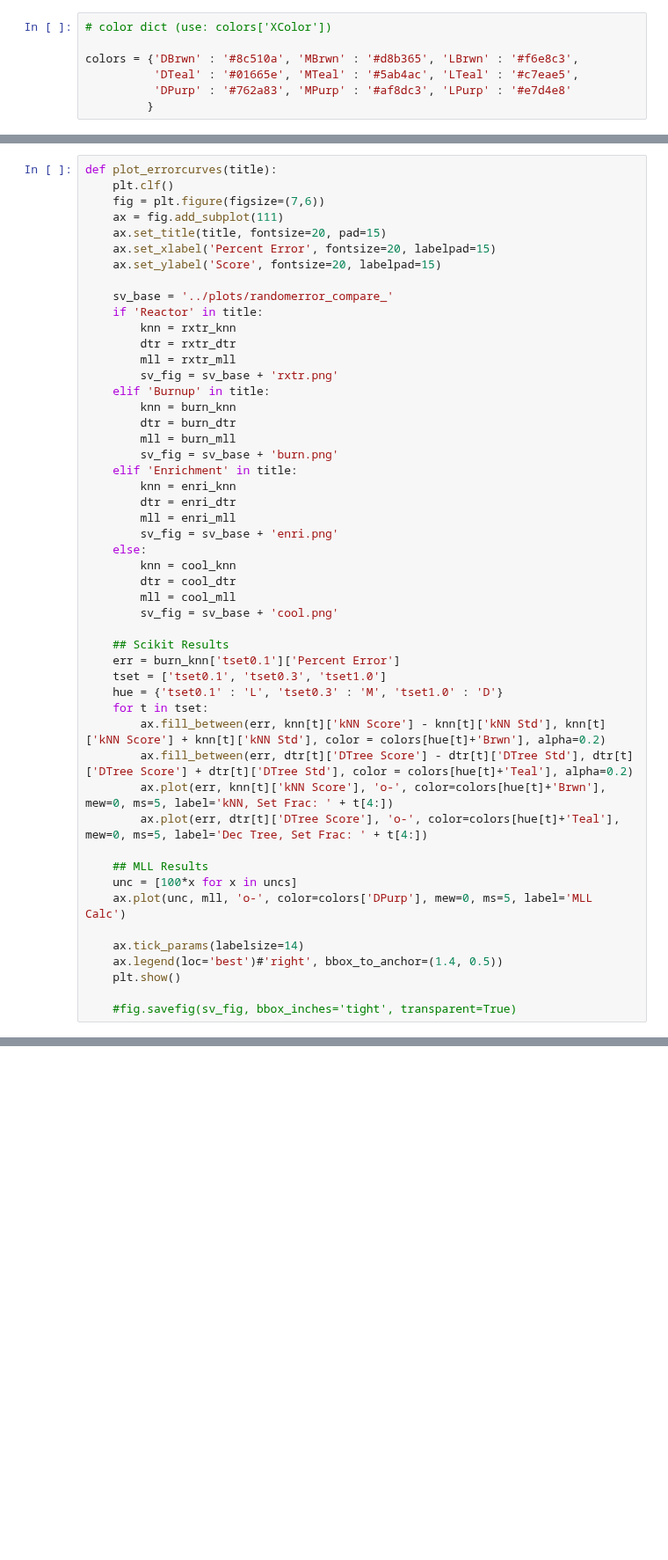
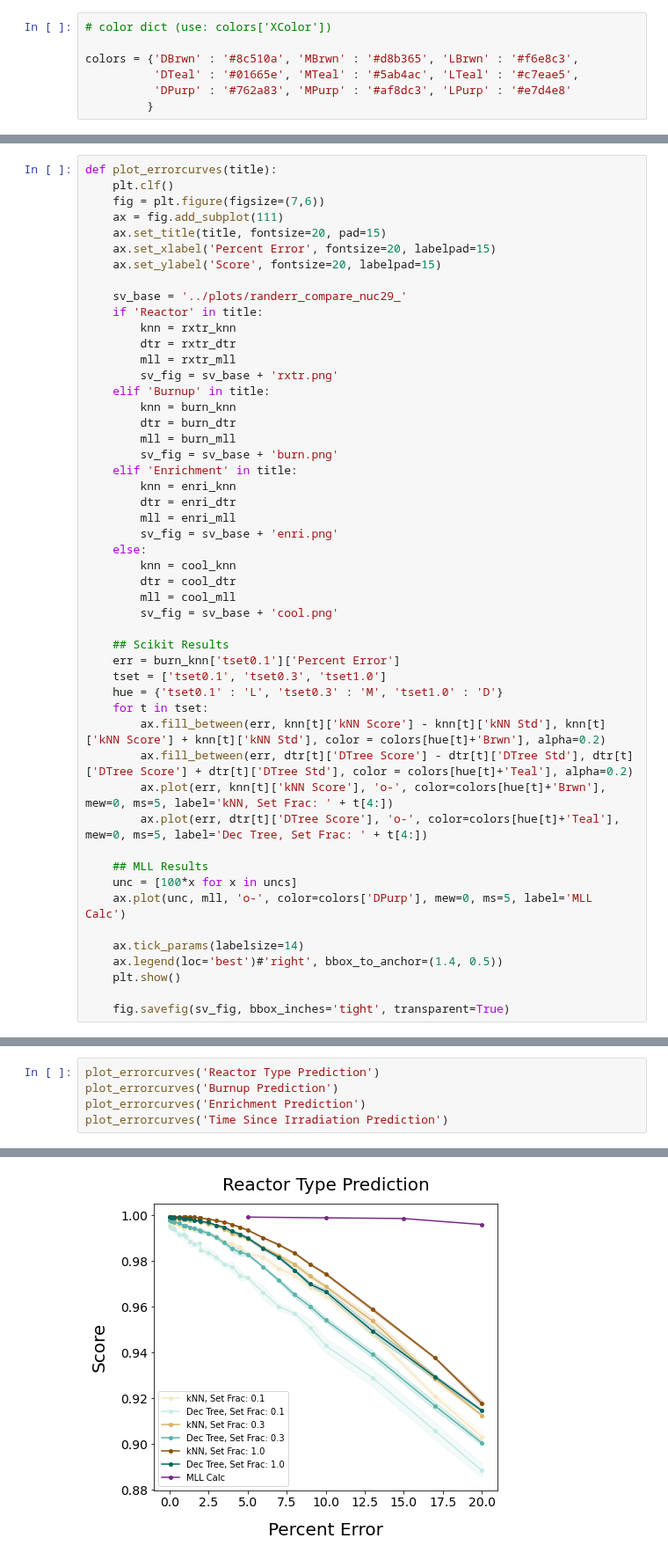
Before and after one commit to opotowsky/like-me-fuel, a Jupyter notebook: jupyter_notebooks/mll_scikit_randomerror_compare.ipynb, the cells around one changed output, grey strips where cells are left out. Shown at 88% size. Cells and saved outputs as stored; diff of their text form; blank space fills up the shorter version.

Commit message:
random error updates and plots

```diff
--- a/jupyter_notebooks/mll_scikit_randomerror_compare.ipynb
+++ b/jupyter_notebooks/mll_scikit_randomerror_compare.ipynb
@@ -80,7 +65,7 @@ def plot_errorcurves(title):
     ax.set_xlabel('Percent Error', fontsize=20, labelpad=15)
     ax.set_ylabel('Score', fontsize=20, labelpad=15)
 
-    sv_base = '../plots/randomerror_compare_'
+    sv_base = '../plots/randerr_compare_nuc29_'
     if 'Reactor' in title:
         knn = rxtr_knn
         dtr = rxtr_dtr
@@ -120,4 +105,4 @@ def plot_errorcurves(title):
     ax.legend(loc='best')#'right', bbox_to_anchor=(1.4, 0.5))
     plt.show()
 
-    #fig.savefig(sv_fig, bbox_inches='tight', transparent=True)
+    fig.savefig(sv_fig, bbox_inches='tight', transparent=True)
@@ -145,0 +127,6 @@ plot_errorcurves('Time Since Irradiation Prediction')
+# %%
+plot_errorcurves('Reactor Type Prediction')
+plot_errorcurves('Burnup Prediction')
+plot_errorcurves('Enrichment Prediction')
+plot_errorcurves('Time Since Irradiation Prediction')
+# %% [output]
@@ -145,0 +134 @@ plot_errorcurves('Time Since Irradiation Prediction')
+[figure, added]
```
Also changed, not shown: parts of 11 cells of this notebook, 8 other files.
